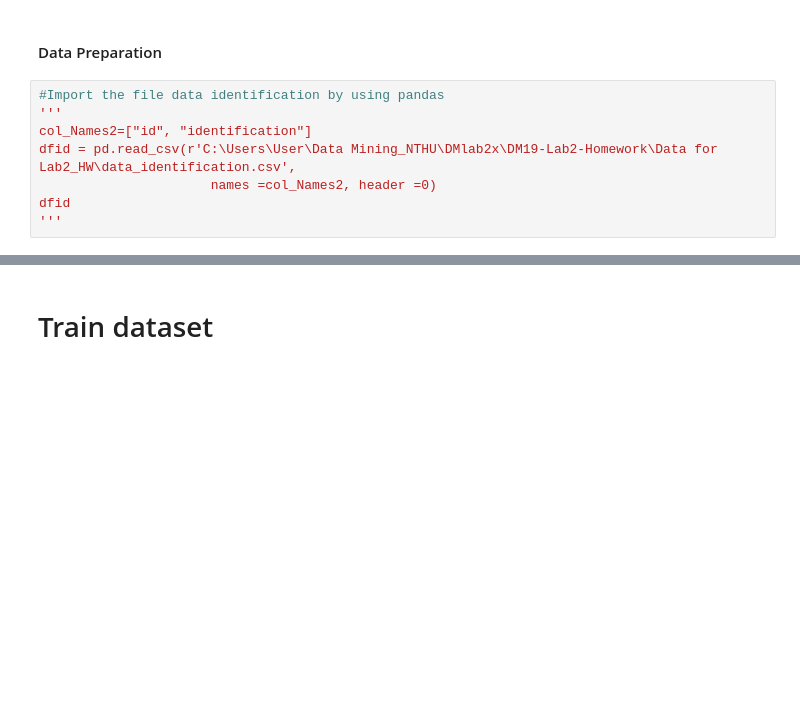
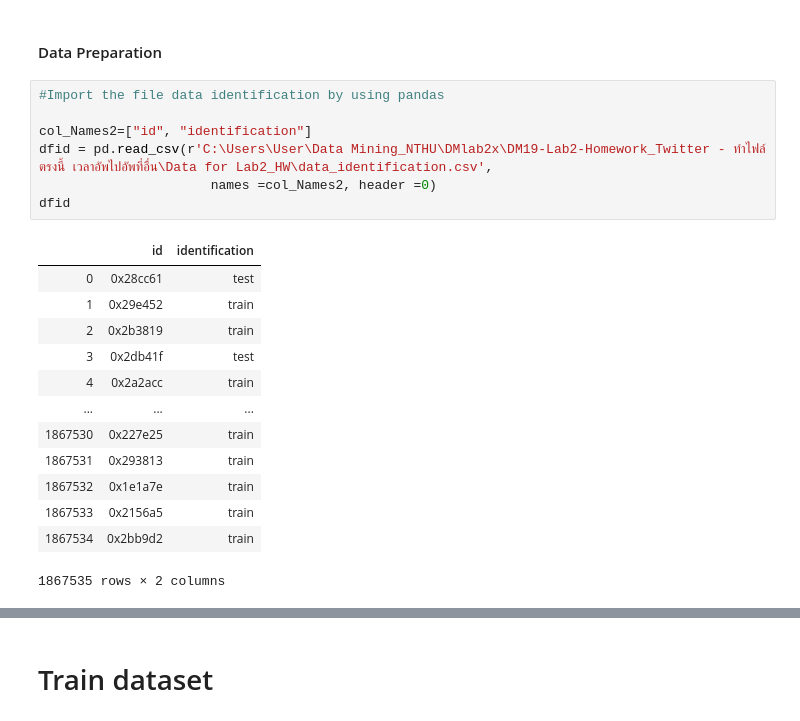
Before and after one commit to mon826/DM19-Lab2-Master, a Jupyter notebook: [Final]DM19-Lab2-Homework-Dataset_Twitter.ipynb, the cells around one changed output, grey strips where cells are left out. Cells and saved outputs as stored; diff of their text form; blank space fills up the shorter version.

```diff
--- a/[Final]DM19-Lab2-Homework-Dataset_Twitter.ipynb
+++ b/[Final]DM19-Lab2-Homework-Dataset_Twitter.ipynb
@@ -158,11 +227,24 @@ ddata
 #### Data Preparation
 # %%
 #Import the file data identification by using pandas
-'''
+
 col_Names2=["id", "identification"]
-dfid = pd.read_csv(r'C:\Users\User\Data Mining_NTHU\DMlab2x\DM19-Lab2-Homework\Data for Lab2_HW\data_identification.csv',
+dfid = pd.read_csv(r'C:\Users\User\Data Mining_NTHU\DMlab2x\DM19-Lab2-Homework_Twitter - ทำไฟล์ตรงนี้ เวลาอัพไปอัพที่อื่น\Data for Lab2_HW\data_identification.csv',
                       names =col_Names2, header =0)
 dfid
-'''
+# %% [output]
+|  | id | identification |
+| 0 | 0x28cc61 | test |
+| 1 | 0x29e452 | train |
+| 2 | 0x2b3819 | train |
+| 3 | 0x2db41f | test |
+| 4 | 0x2a2acc | train |
+| ... | ... | ... |
+| 1867530 | 0x227e25 | train |
+| 1867531 | 0x293813 | train |
+| 1867532 | 0x1e1a7e | train |
+| 1867533 | 0x2156a5 | train |
+| 1867534 | 0x2bb9d2 | train |
+1867535 rows × 2 columns
 # %%
 #Import the file emotion by using pandas
```
Also changed, not shown: parts of 141 cells of this notebook.
